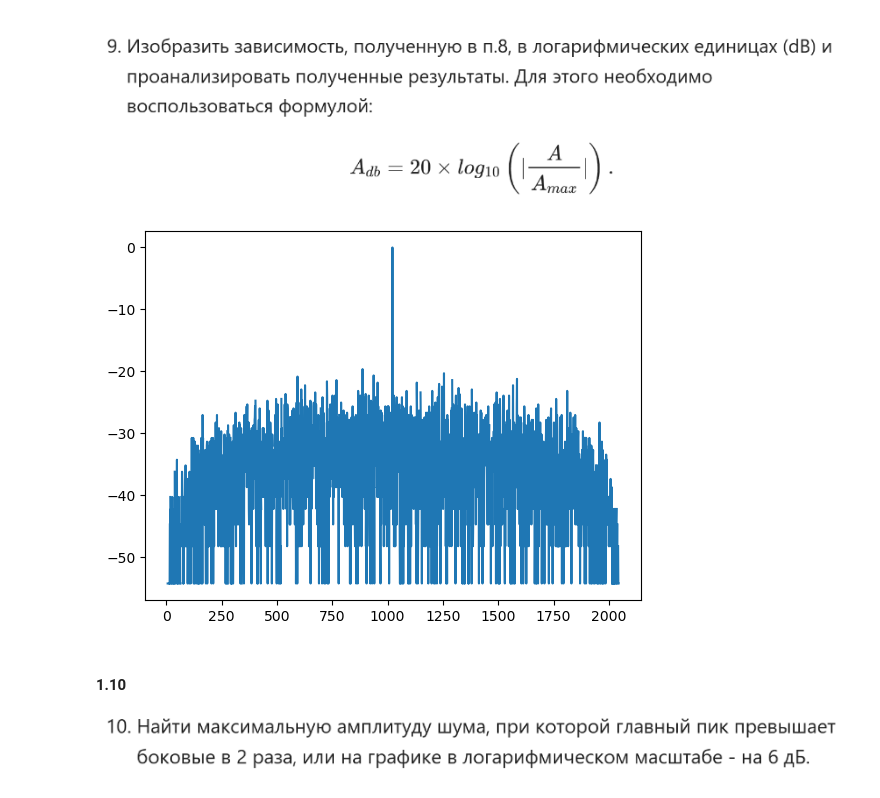
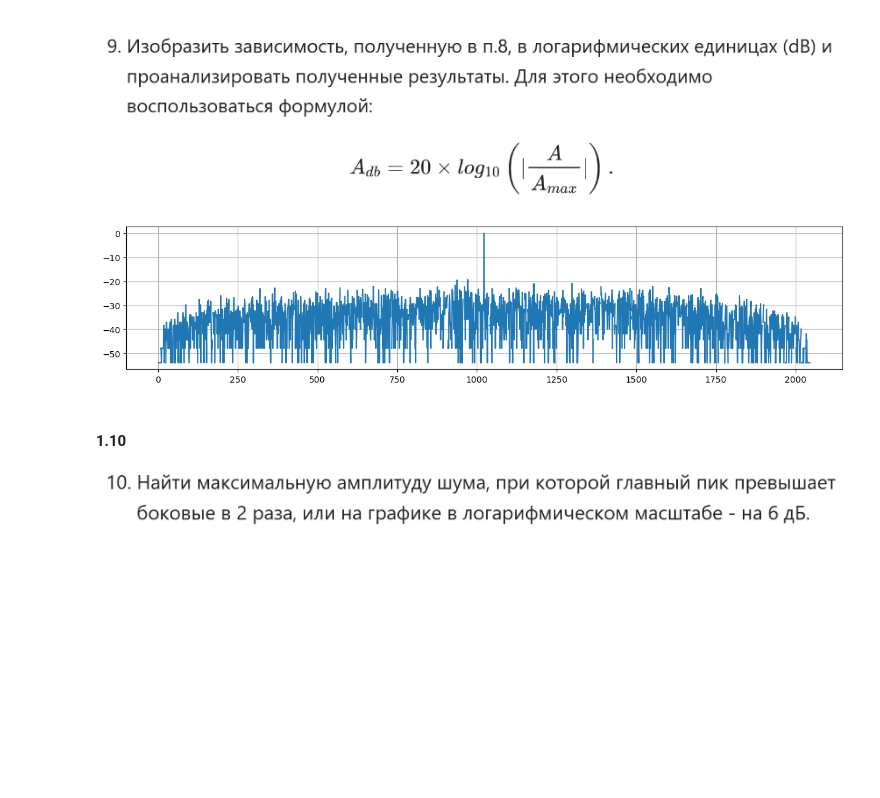
Before and after one commit to Jrvvv/dsp-miet, a Jupyter notebook: P01/PL01.ipynb, the cells around one changed output. Saved outputs shown, nothing was run; the diff lists cells and outputs as text; code cells hidden in the pictures; blank space fills up the shorter version.

```diff
--- a/P01/PL01.ipynb
+++ b/P01/PL01.ipynb
@@ -179,15 +190,17 @@ plt.show()
 # %%
 import math
 
 M3_filter_db = []
 
 for i in range(0, len(M3_filter)):
   M3_filter_db.append(20 * np.log10(abs(M3_filter[i] / np.max(M3_filter))))
 
+plt.figure(figsize=(15, 3))
 plt.plot(M3_filter_db)
+plt.grid(True)
 plt.show()
 # %% [output]
-[figure, old version]
+[figure, new version]
 # %% [markdown]
 #### 1.10
 ![image.png](attachment:image.png)
```
Also changed, not shown: parts of 22 cells of this notebook.
